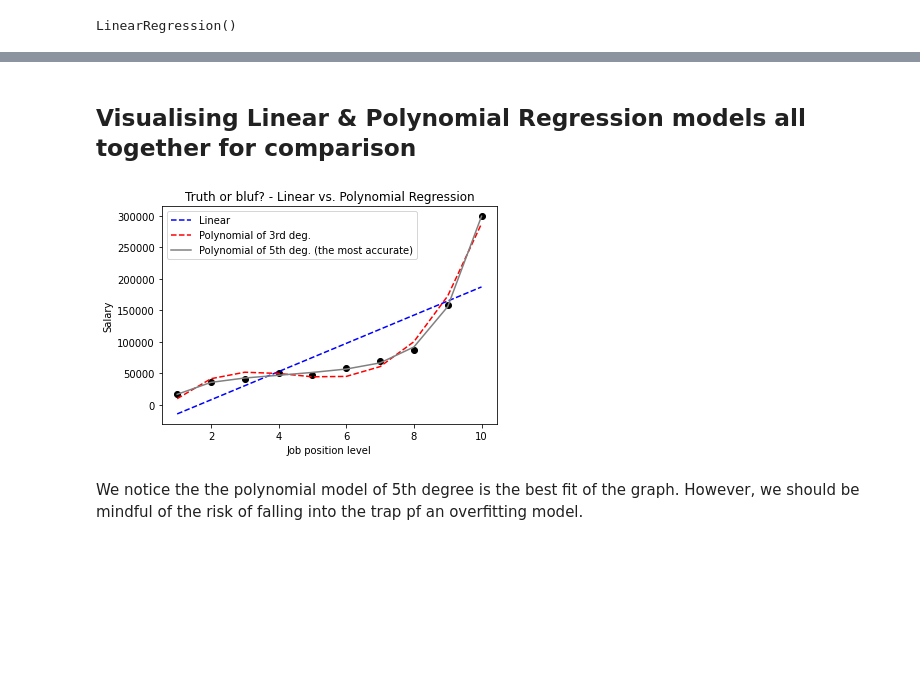
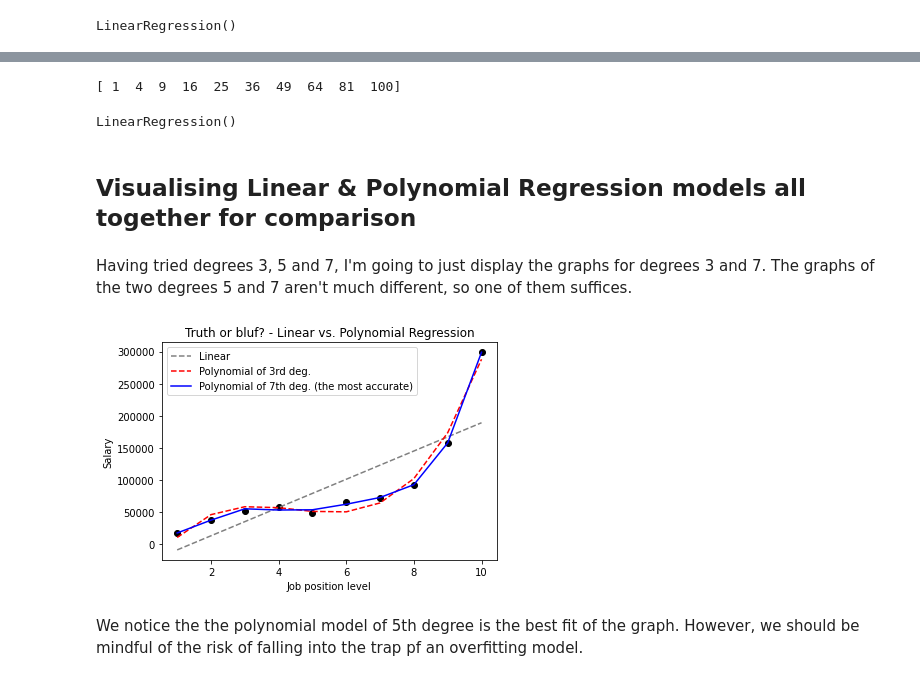
Before and after one commit to IyadKhuder/Regression, a Jupyter notebook: Regression_Multiple_Models_v1_0.ipynb, the cells around one changed output, grey strips where cells are left out. Drawn from its saved outputs; the diff is of its cells as text; code cells hidden in the pictures; blank space fills up the shorter version.

```diff
--- a/Regression_Multiple_Models_v1_0.ipynb
+++ b/Regression_Multiple_Models_v1_0.ipynb
@@ -58,6 +58,6 @@ download.GetContentFile('salary_vs_position.csv')
 # %% [markdown]
 ### c) *Storing the dataset in a dataframe and verifying that we access it*
 # %%
-df  = pd.read_csv("salary_vs_position.csv")
-df.head()
+df  = pd.read_csv("Salaries_Position.csv")
+print(df)
 # %% [output]
@@ -151,0 +159,8 @@ LinearRegression()
+# %%
+from sklearn.preprocessing import PolynomialFeatures
+poly_reg_7 = PolynomialFeatures(degree=7)
+x_poly_7 = poly_reg_7.fit_transform(x)
+# %%
+print(x_poly_7[:,2])
+# %% [output]
+[ 1  4  9  16  25  36  49  64  81  100]
@@ -152,30 +171,40 @@ LinearRegression()
+# %%
+lin_reg_7 = LinearRegression()
+lin_reg_7.fit(x_poly_7, y)
+# %% [output]
+LinearRegression()
 # %% [markdown]
 ## Visualising Linear & Polynomial Regression models all together for comparison
+# %% [markdown]
+Having tried degrees 3, 5 and 7, I'm going to just display the graphs for degrees 3 and 7. The graphs of the two degrees 5 and 7 aren't much different, so one of them suffices.
 # %%
 # plotting the real points of the dataset:
 plt.scatter(x, y, color = 'black')
 
 # plotting the linear model, as predicted by the trained LinearRegression:
 y_predict = lin_reg.predict(x)
-plt.plot(x, y_predict, color = 'blue', linestyle='dashed', label='Linear')
+plt.plot(x, y_predict, color = 'grey', linestyle='dashed', label='Linear')
 
 # plotting the polynomial model of 3rd degree,
-# as predicted by the trained polynomial Regression poly_reg:
 y_predict_3 = lin_reg_3.predict(x_poly_3)
 plt.plot(x, y_predict_3, color = 'red', linestyle='dashed', label='Polynomial of 3rd deg.')
 
-# plotting the polynomial model of 5th degree,
-# as predicted by the trained polynomial Regression poly_reg:
-y_predict_5 = lin_reg_5.predict(x_poly_5)
-plt.plot(x, y_predict_5, color = 'grey', label='Polynomial of 5th deg. (the most accurate)')
+# # plotting the polynomial model of 5th degree,
+# y_predict_5 = lin_reg_5.predict(x_poly_5)
+# plt.plot(x, y_predict_5, color = 'blue', label='Polynomial of 5th deg. (more accurate)')
+
+
+# plotting the polynomial model of 7th degree,
+y_predict_7 = lin_reg_7.predict(x_poly_7)
+plt.plot(x, y_predict_7, color = 'blue', label='Polynomial of 7th deg. (the most accurate)')
 
 plt.title('Truth or bluf? - Linear vs. Polynomial Regression')
 plt.xlabel('Job position level')
 plt.ylabel('Salary')
 plt.legend()
 plt.show()
 # %% [output]
-[figure, old version]
+[figure, new version]
 # %% [markdown]
 We notice the the polynomial model of 5th degree is the best fit of the graph. However, we should be mindful of the risk of falling into the trap pf an overfitting model.
 # %% [markdown]
```
Also changed, not shown: parts of 13 cells of this notebook.
